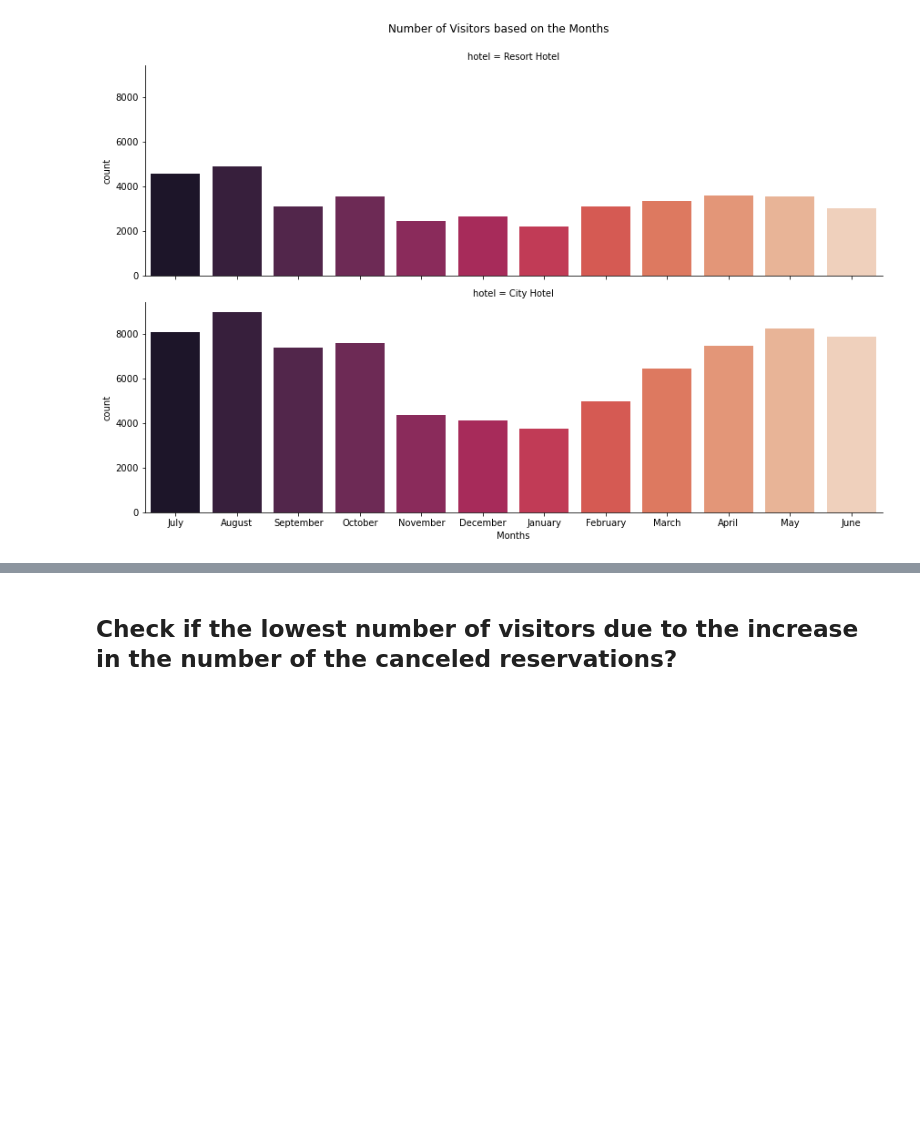
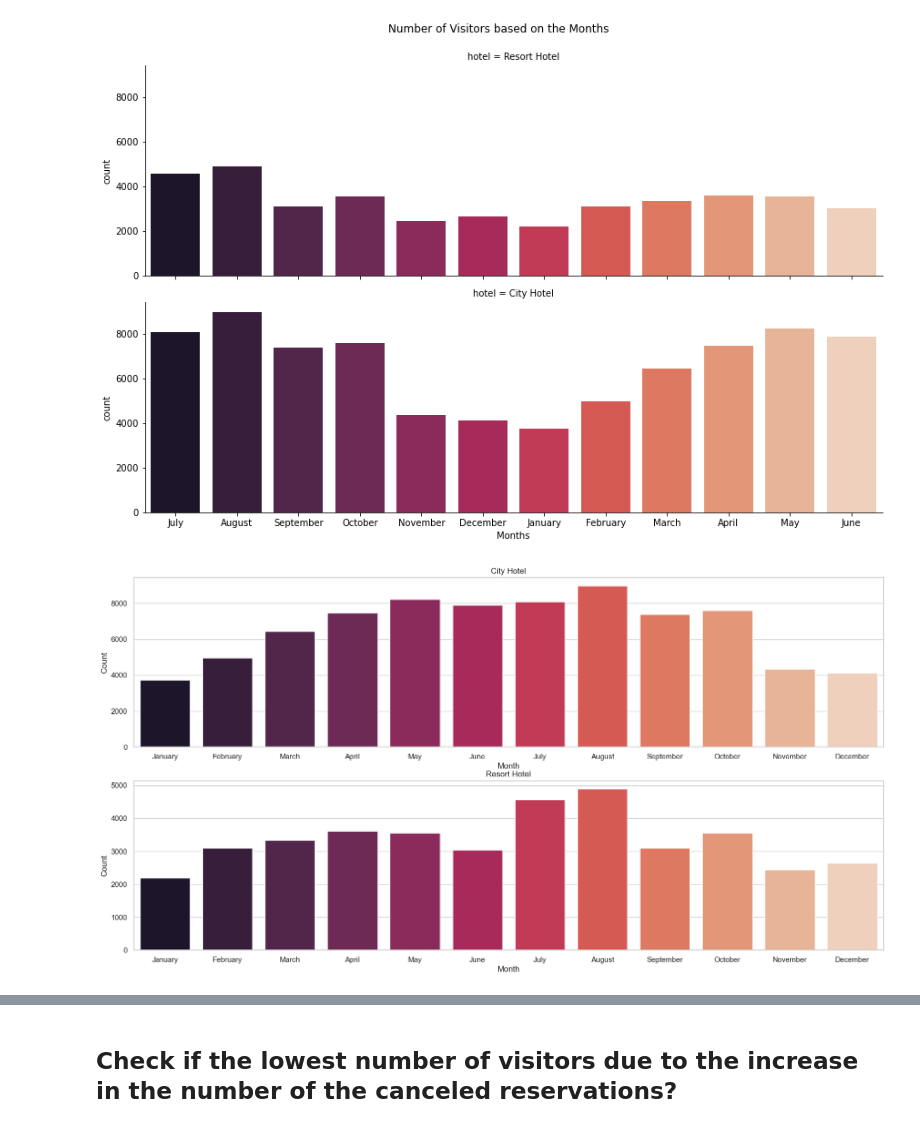
Before and after one commit to Tuwaiq-Data-Science-Bootcamp-V5/CV_and_GS-Lab1, a Jupyter notebook: CV_Assignment.ipynb, the cells around one changed output, grey strips where cells are left out. Saved outputs shown, nothing was run; the diff lists cells and outputs as text; code cells hidden in the pictures; blank space fills up the shorter version.

```diff
--- a/CV_Assignment.ipynb
+++ b/CV_Assignment.ipynb
@@ -125,3 +140,25 @@ df.describe(include='object')
 # %%
 # %% [output]
 [figure]
+# %%
+City_Hotel = df[df['hotel'] == 'City Hotel']
+Resort_Hotel = df[df['hotel'] == 'Resort Hotel']
+month_order = ['January', 'February', 'March', 'April', 'May', 'June', 'July', 'August', 'September', 'October', 'November', 'December']
+CHM = City_Hotel['arrival_date_month'].value_counts().loc[month_order]
+RHM = Resort_Hotel['arrival_date_month'].value_counts().loc[month_order]
+
+fig, axes = plt.subplots(2, 1, figsize=(20, 10))
+
+sns.barplot(x=CHM.index, y=CHM, palette='rocket', ax= axes[0])
+axes[0].set_title('City Hotel')
+axes[0].set_xlabel('Month')
+axes[0].set_ylabel('Count')
+
+sns.barplot(x=RHM.index, y=RHM, palette='rocket', ax= axes[1])
+axes[1].set_title('Resort Hotel')
+axes[1].set_xlabel('Month')
+axes[1].set_ylabel('Count')
+
+plt.show()
+# %% [output]
+[figure, added]
```
Also changed, not shown: parts of 24 cells of this notebook.
